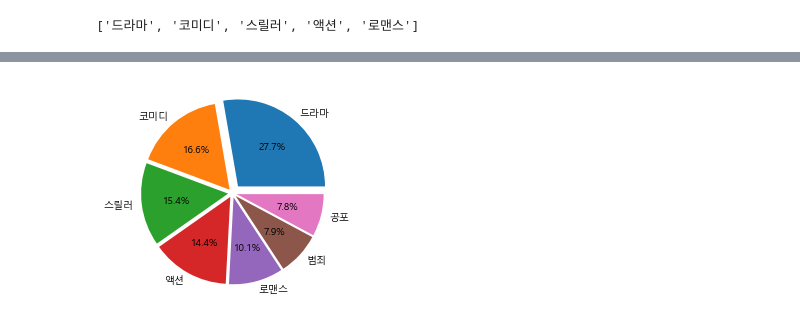
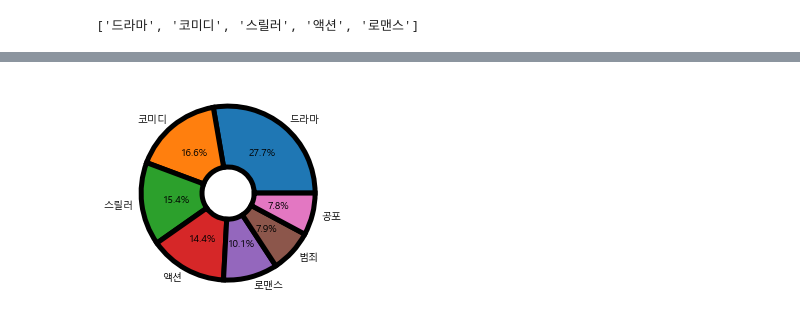
Before and after one commit to 0jipy/project_JI, a Jupyter notebook: 0.Model/02.M1_total.ipynb, the cells around one changed output, grey strips where cells are left out. Drawn from its saved outputs; the diff is of its cells as text; code cells hidden in the pictures.

```diff
--- a/0.Model/02.M1_total.ipynb
+++ b/0.Model/02.M1_total.ipynb
@@ -1007,19 +909,15 @@ Name: Count_jenre, dtype: float64
 # %%
 # 상위7개 카테고리 비율
 
 # ratio = ((df_g['Count_jenre'] / df_g['Count_jenre'].sum()) * 100)[0:6] # 값.
 ratio = df_g['Count_jenre'][0:7]
 labels = [ c for c in df_g['genre'].values][0:7]
-# labels = labels[0:5]
 
-# frequency = df_g['Count_jenre']
-# cake = df_g({'frequency':frequency},
-#                    index = lala)
-# cake['frequency'].plot(kind='pie')
+wedgeprops={'width': 0.7, 'edgecolor': 'black', 'linewidth': 5} # 'w' 설정도 가능
 
-plt.pie(ratio, labels=labels, autopct='%.1f%%', explode=[0.1,0.05,0.05,0.05,0.05,0.05,0.05])
+plt.pie(ratio, labels=labels, autopct='%.1f%%', wedgeprops=wedgeprops)  #explode=[0.1,0.05,0.05,0.05,0.05,0.05,0.05],
 plt.show()
 # %% [output]
-[figure, old version]
+[figure, new version]
 # %%
 # 장르 분석 해줄 필요가 있는데.
```
Also changed, not shown: parts of 11 cells of this notebook.
